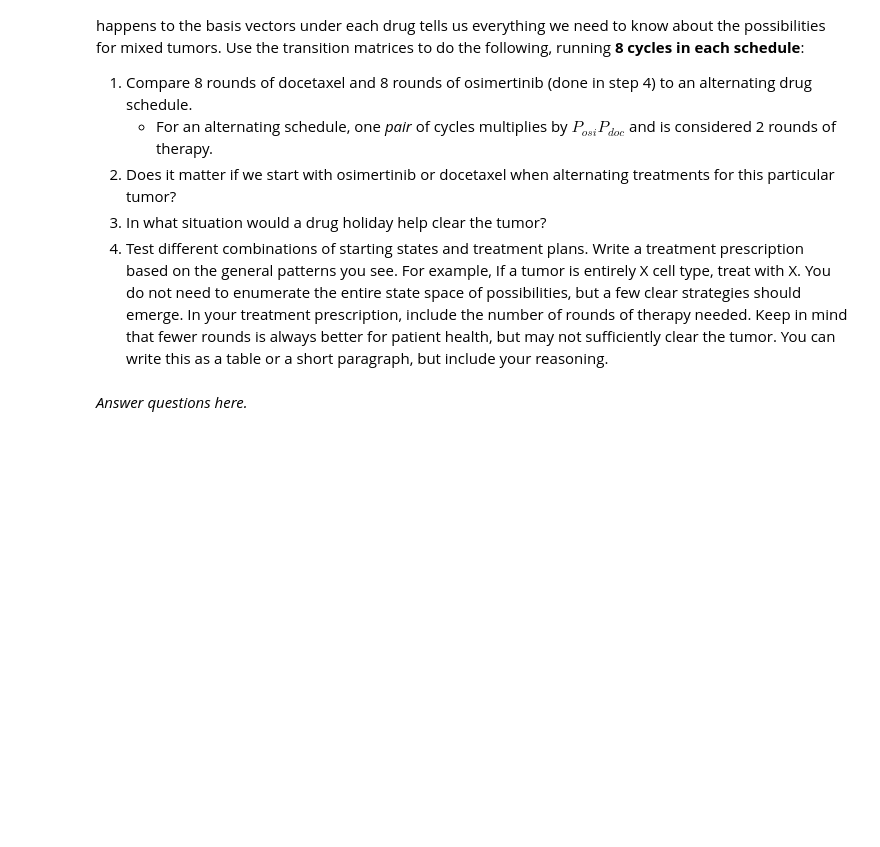
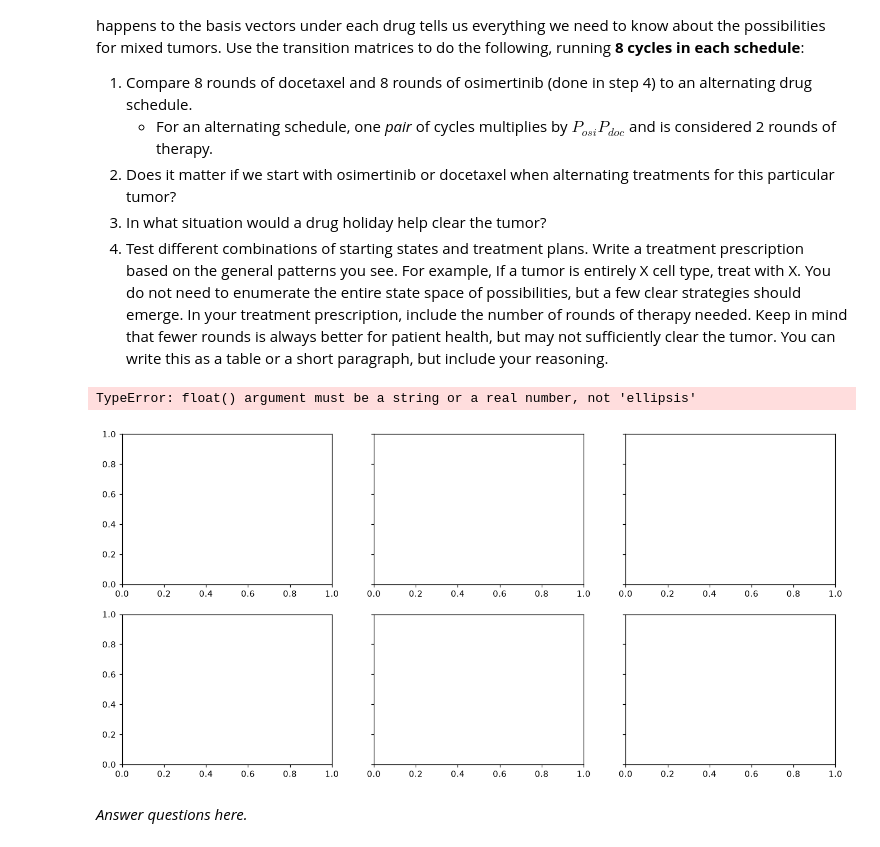
Before and after one commit to ds4e/uu_markov, a Jupyter notebook: lab_2/Lab09_markov_chain_cells.ipynb, the cells around one changed output. Drawn from its saved outputs; the diff is of its cells as text; code cells hidden in the pictures; blank space fills up the shorter version.

```diff
--- a/lab_2/Lab09_markov_chain_cells.ipynb
+++ b/lab_2/Lab09_markov_chain_cells.ipynb
@@ -341,5 +341,42 @@ We can answer a LOT of questions about what treatment strategy is best, just bas
 4. Test different combinations of starting states and treatment plans. Write a treatment prescription based on the general patterns you see. For example, If a tumor is entirely X cell type, treat with X. You do not need to enumerate the entire state space of possibilities, but a few clear strategies should emerge. In your treatment prescription, include the number of rounds of therapy needed. Keep in mind that fewer rounds is always better for patient health, but may not sufficiently clear the tumor. You can write this as a table or a short paragraph, but include your reasoning.
 # %%
 ## Add code here
+def run_schedule(pi0, schedule):
+    traj = [np.asarray(pi0, dtype=float)]
+    for P in schedule:
+        traj.append(traj[-1] @ P)
+    return np.array(traj)
+
+def rounds_to_clear(pi0, sched, thresh=0.95):
+    traj = run_schedule(pi0, sched)[:, -1]
+    hit = np.where(traj >= thresh)[0]
+    return int(hit[0]) if len(hit) else f"never ({traj[-1]:.2f})"
+
+schedules = {
+    "osi x8": [P_osi] * 8,
+    "doc x8": [P_doc] * 8,
+    "alt, osi first": [P_osi, P_doc] * 4,
+    "alt, doc first": [P_doc, P_osi] * 4,
+    "holiday/osi": [P_holiday, P_osi] * 4,
+    "holiday/doc": [P_holiday, P_doc] * 4,
+}
+
+fig, axes = plt.subplots(2, 3, figsize=(15, 7), sharey=True)
+for ax, (name, sched) in zip(axes.flat, schedules.items()):
+    traj = run_schedule(pi_mix, sched)
+    plot_trajectory(traj, ax, name)
+plt.tight_layout(); plt.show()
+
+display(pd.DataFrame({name: run_schedule(pi_mix, s)[:, -1] for name, s in schedules.items()}).round(3))
+
+starts = {s: basis(s, P_hat) for s in STATES}
+starts["measured mix"] = pi_mix
+starts["98% S-G1, 2% CP"] = 0.98 * basis("S-G1", P_hat) + 0.02 * basis("CP", P_hat)
+
+pd.DataFrame({name: {k: rounds_to_clear(p0, s) for k, s in schedules.items()}
+              for name, p0 in starts.items()}).T
+# %% [output]
+TypeError: float() argument must be a string or a real number, not 'ellipsis'
+[figure, added]
 # %% [markdown]
 *Answer questions here.*
```
Also changed, not shown: parts of 2 cells of this notebook.
